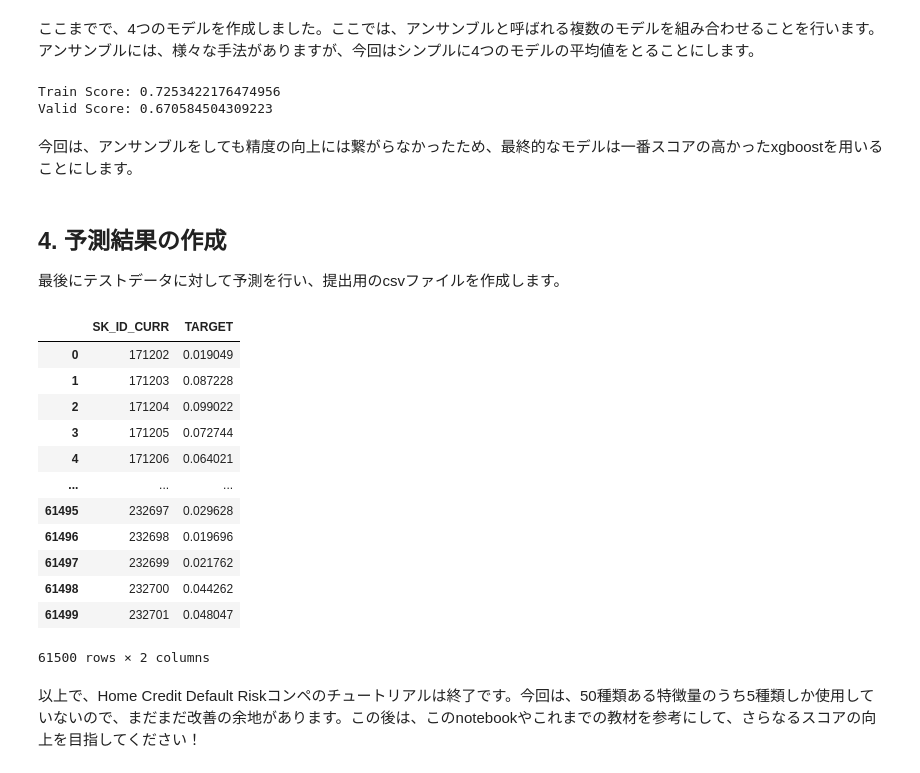
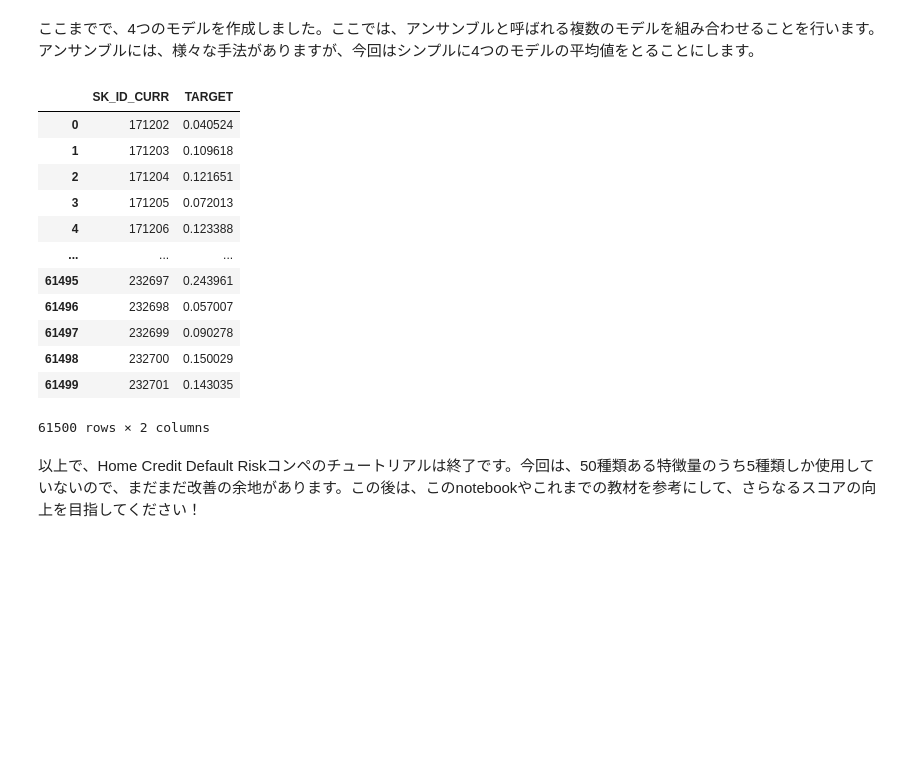
Before and after one commit to hikaru122700/kaggler-, a Jupyter notebook: tutorial_ipynb_のコピー.ipynb, the cells around one changed output. Drawn from its saved outputs; the diff is of its cells as text; code cells hidden in the pictures; blank space fills up the shorter version.

```diff
--- a/tutorial_ipynb_のコピー.ipynb
+++ b/tutorial_ipynb_のコピー.ipynb
@@ -360,14 +414,3 @@ X_test_std = sc.transform(X_test)
 X_train, X_valid, y_train, y_valid = train_test_split(X_std, y, test_size=0.3, stratify=y, random_state=0)
 # %% [markdown]
 ロジスティック回帰と多層パーセプトロンでモデルを作成してみます。
-# %%
-# LogisticRegression
-from sklearn.linear_model import LogisticRegression
-
-lr = LogisticRegression(random_state=0)
-lr.fit(X_train, y_train)
-
-lr_train_pred = lr.predict_proba(X_train)[:, 1]
-lr_valid_pred = lr.predict_proba(X_valid)[:, 1]
-print(f"Train Score: {roc_auc_score(y_train, lr_train_pred)}")
-print(f"Valid Score: {roc_auc_score(y_valid, lr_valid_pred)}")
@@ -377,11 +416,0 @@ Valid Score: 0.6630713164150057
-# %%
-# MLPClassifier
-from sklearn.neural_network import MLPClassifier
-
-mlp = MLPClassifier(random_state=0)
-mlp.fit(X_train, y_train)
-
-mlp_train_pred = mlp.predict_proba(X_train)[:, 1]
-mlp_valid_pred = mlp.predict_proba(X_valid)[:, 1]
-print(f"Train Score: {roc_auc_score(y_train, mlp_train_pred)}")
-print(f"Valid Score: {roc_auc_score(y_valid, mlp_valid_pred)}")
@@ -400,11 +416,0 @@ Valid Score: 0.6696073973482656
-# %%
-# XGBClassifier
-from xgboost import XGBClassifier
-
-xgb = XGBClassifier(random_state=0)
-xgb.fit(X_train, y_train)
-
-xgb_train_pred = xgb.predict_proba(X_train)[:, 1]
-xgb_valid_pred = xgb.predict_proba(X_valid)[:, 1]
-print(f"Train Score: {roc_auc_score(y_train, xgb_train_pred)}")
-print(f"Valid Score: {roc_auc_score(y_valid, xgb_valid_pred)}")
@@ -413,0 +596,2 @@ Valid Score: 0.654550753884773
+# %%
+oof_predictions, test_preds, train_preds = get_models_trained(X_std, X_test_std, y, 3, X_std)
@@ -434,17 +641,3 @@ Train Score: 0.7235077072555903
 Valid Score: 0.6694850623021139
 # %% [markdown]
 ここまでで、4つのモデルを作成しました。ここでは、アンサンブルと呼ばれる複数のモデルを組み合わせることを行います。アンサンブルには、様々な手法がありますが、今回はシンプルに4つのモデルの平均値をとることにします。
-# %%
-train_pred = (lr_train_pred + mlp_train_pred + lgb_train_pred + xgb_train_pred)/4
-valid_pred = (lr_valid_pred + mlp_valid_pred + lgb_valid_pred + xgb_valid_pred)/4
-
-print(f"Train Score: {roc_auc_score(y_train, train_pred)}")
-print(f"Valid Score: {roc_auc_score(y_valid, valid_pred)}")
-# %% [output]
-Train Score: 0.7253422176474956
-Valid Score: 0.670584504309223
-# %% [markdown]
-今回は、アンサンブルをしても精度の向上には繋がらなかったため、最終的なモデルは一番スコアの高かったxgboostを用いることにします。
-# %% [markdown]
-## 4. 予測結果の作成
-最後にテストデータに対して予測を行い、提出用のcsvファイルを作成します。
@@ -454,20 +644,20 @@ pred = xgb.predict_proba(X_test)[:, 1]
 # %%
 # 予測結果を提出用のフォーマットに格納
-sample_sub['TARGET'] = pred
+sample_sub['TARGET'] = test_preds
 sample_sub
 # %% [output]
 |  | SK_ID_CURR | TARGET |
-| 0 | 171202 | 0.019049 |
-| 1 | 171203 | 0.087228 |
-| 2 | 171204 | 0.099022 |
-| 3 | 171205 | 0.072744 |
-| 4 | 171206 | 0.064021 |
+| 0 | 171202 | 0.040524 |
+| 1 | 171203 | 0.109618 |
+| 2 | 171204 | 0.121651 |
+| 3 | 171205 | 0.072013 |
+| 4 | 171206 | 0.123388 |
 | ... | ... | ... |
-| 61495 | 232697 | 0.029628 |
-| 61496 | 232698 | 0.019696 |
-| 61497 | 232699 | 0.021762 |
-| 61498 | 232700 | 0.044262 |
-| 61499 | 232701 | 0.048047 |
+| 61495 | 232697 | 0.243961 |
+| 61496 | 232698 | 0.057007 |
+| 61497 | 232699 | 0.090278 |
+| 61498 | 232700 | 0.150029 |
+| 61499 | 232701 | 0.143035 |
 61500 rows × 2 columns
 # %%
 # 提出用のcsvファイルを作成
```
Also changed, not shown: parts of 16 cells of this notebook.
